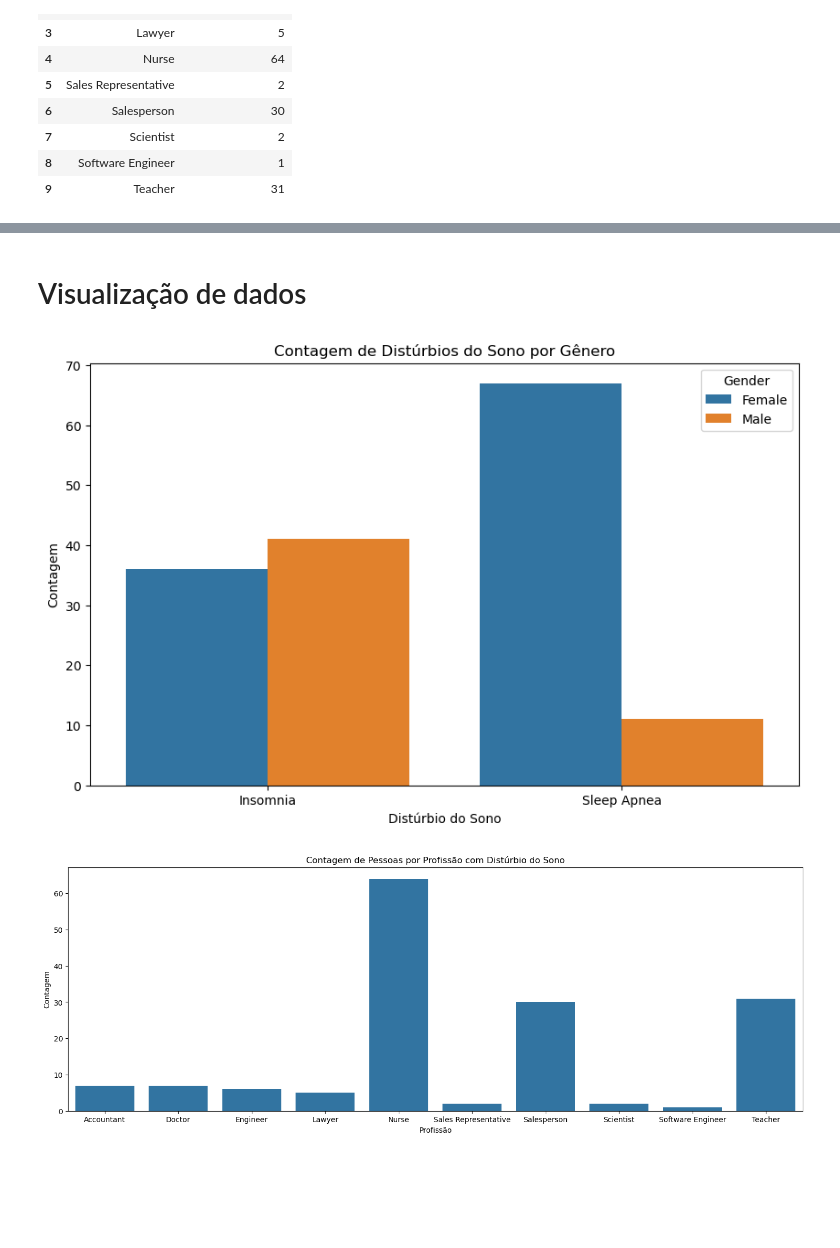
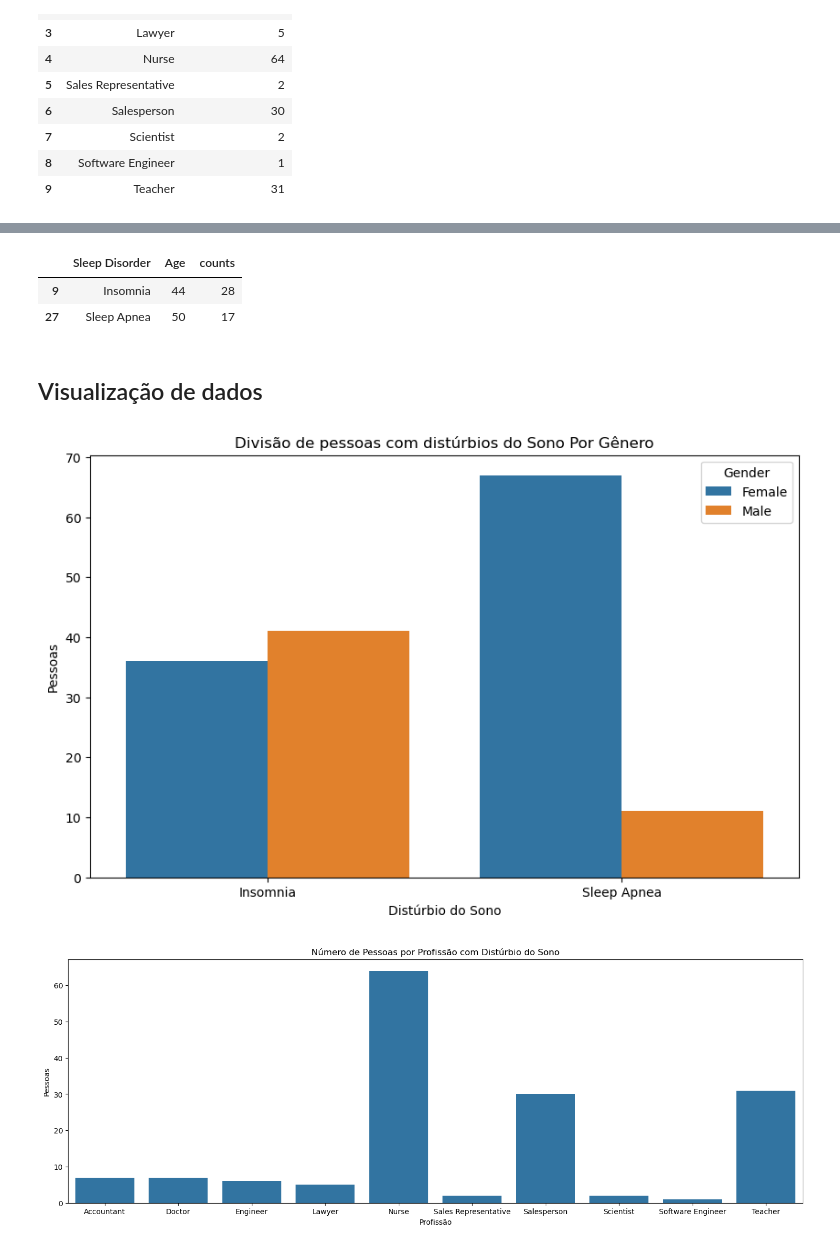
Before and after one commit to vpanjos/software-product-project, a Jupyter notebook: Analise/analise.ipynb, the cells around one changed output, grey strips where cells are left out. Drawn from its saved outputs; the diff is of its cells as text; code cells hidden in the pictures; blank space fills up the shorter version.

```diff
--- a/Analise/analise.ipynb
+++ b/Analise/analise.ipynb
@@ -70,3 +49,3 @@ print("Path to dataset files:", path)
 # %%
-raw_df = pd.read_csv('dataset/Sleep_health_and_lifestyle_dataset.csv')
+raw_df = pd.read_csv('../dados/Sleep_health_and_lifestyle_dataset.csv')
 sleep_df = pd.DataFrame(raw_df)
@@ -249,15 +238,24 @@ count_by_occupation
+# %%
+# Encontrar a idade mais afetada por cada tipo de distúrbio do sono
+most_affected_age = age_disorder_counts.loc[age_disorder_counts.groupby('Sleep Disorder')['counts'].idxmax()]
+
+most_affected_age
+# %% [output]
+|  | Sleep Disorder | Age | counts |
+| 9 | Insomnia | 44 | 28 |
+| 27 | Sleep Apnea | 50 | 17 |
 # %% [markdown]
-# Visualização de dados
+## Visualização de dados
 # %%
 # Visualizar os dados agrupados usando seaborn
 plt.figure(figsize=(10, 6))
 sns.barplot(x='Sleep Disorder', y='Amount', hue='Gender', data=count_by_gender_disorder)
-plt.title('Contagem de Distúrbios do Sono por Gênero')
+plt.title('Divisão de pessoas com distúrbios do Sono Por Gênero')
 plt.xlabel('Distúrbio do Sono')
-plt.ylabel('Contagem')
+plt.ylabel('Pessoas')
 plt.show()
 # %% [output]
-[figure, old version]
+[figure, new version]
 # %%
 # Agrupar por 'Occupation' e contar o número de ocorrências
 count_by_occupation = df_disorder.groupby('Occupation').size().reset_index(name='Count')
```
Also changed, not shown: parts of 39 cells of this notebook.
